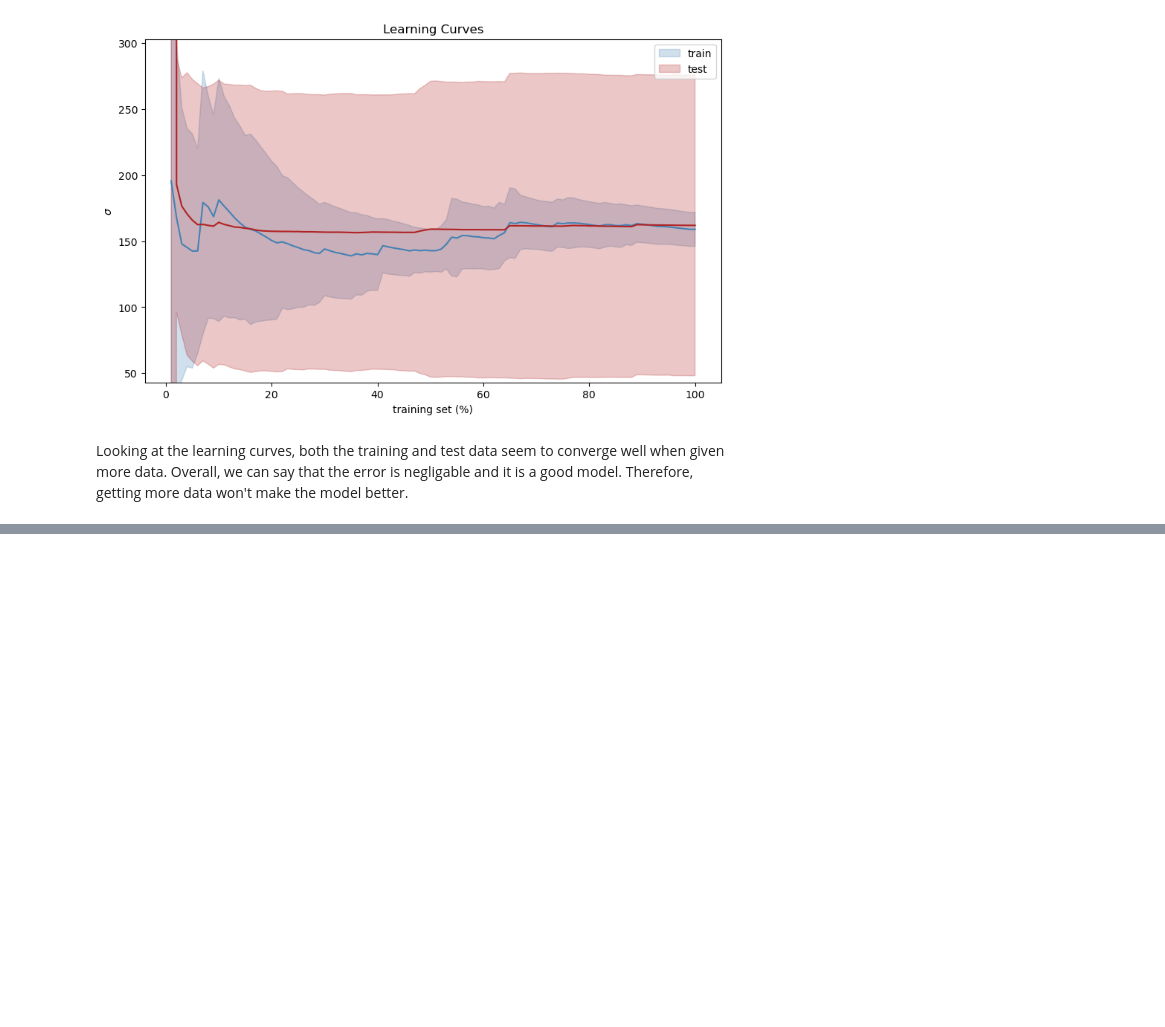
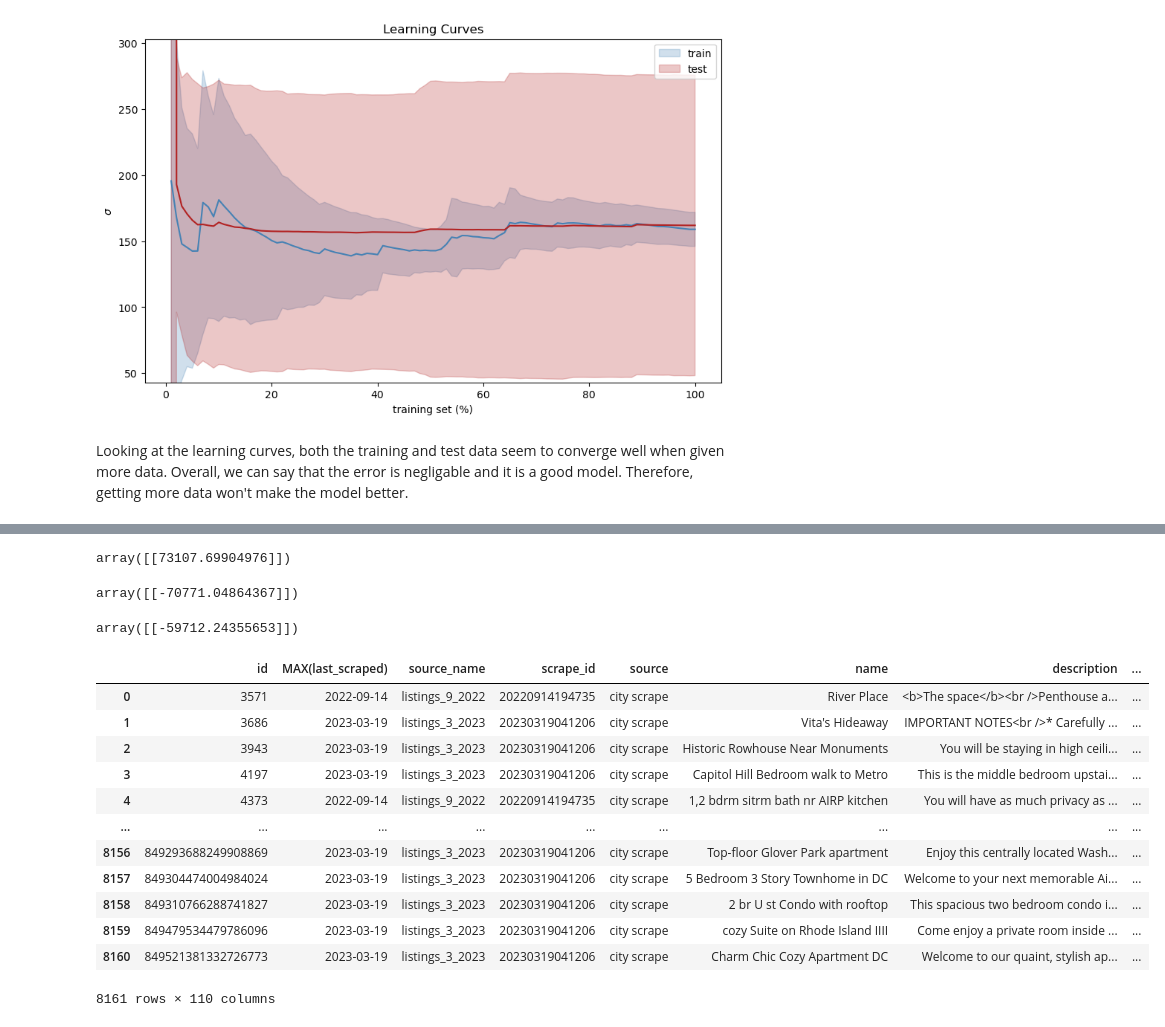
Before and after one commit to ayee6/JHUDataScienceGroup9, a Jupyter notebook: regression.ipynb, the cells around one changed output, grey strips where cells are left out. Saved outputs shown, nothing was run; the diff lists cells and outputs as text; code cells hidden in the pictures; blank space fills up the shorter version.

Commit message:
add predictions

```diff
--- a/regression.ipynb
+++ b/regression.ipynb
@@ -657,0 +686,51 @@ Looking at the learning curves, both the training and test data seem to converge
+# %%
+prediction = result4["model"].predict([[-200, 4, 4, 4, -3.5, 8,
+                                      80, 150, 50, 8, 10,
+                                      300, 22.62, 21.54, 1,
+                                      4.3, 10000.0, 6724.0,
+                                      22.4, 7.5, 0,
+                                      4.265786, 3.45, 4.14, 2.5,
+                                      7.8, 2.5, 4.1, 2.5]])
+prediction
+# %% [output]
+array([[73107.69904976]])
+# %%
+pd.set_option('display.max_columns', None)
+# %%
+prediction = result4["model"].predict([[1, 1, 1, 4.4, 12,
+                                      1, 0, 1, 0, 1,
+                                      61, 24.15, 18.32, 1,
+                                      4.6, 10000.0, 10000.0,
+                                      21.9, 2.4, 1,
+                                      3.4, 1.6, 4.7, 3.4,
+                                      2.8, 1.9, 4.5, 2.6, 5]])
+prediction
+# %% [output]
+array([[-70771.04864367]])
+# %%
+prediction = result4["model"].predict([[9, 4, 1, 2.8, 2,
+                                      0, 0, 1, 0, 1,
+                                      20, 20.14, 22.45, 0,
+                                      4.8, 8464.0, 3844.0,
+                                      17.45, 5.5, 0,
+                                      6.7, 3.4, 1.8, 4.6,
+                                      1.7, 1.6, 3.8, 4.9, 4]])
+prediction
+# %% [output]
+array([[-59712.24355653]])
+# %%
+vwListings
+# %% [output]
+|  | id | MAX(last_scraped) | source_name | scrape_id | source | name | description | ... |
+| 0 | 3571 | 2022-09-14 | listings_9_2022 | 20220914194735 | city scrape | River Place | <b>The space</b><br />Penthouse a... | ... |
+| 1 | 3686 | 2023-03-19 | listings_3_2023 | 20230319041206 | city scrape | Vita's Hideaway | IMPORTANT NOTES<br />* Carefully ... | ... |
+| 2 | 3943 | 2023-03-19 | listings_3_2023 | 20230319041206 | city scrape | Historic Rowhouse Near Monuments | You will be staying in high ceili... | ... |
+| 3 | 4197 | 2023-03-19 | listings_3_2023 | 20230319041206 | city scrape | Capitol Hill Bedroom walk to Metro | This is the middle bedroom upstai... | ... |
+| 4 | 4373 | 2022-09-14 | listings_9_2022 | 20220914194735 | city scrape | 1,2 bdrm sitrm bath nr AIRP kitchen | You will have as much privacy as ... | ... |
+| ... | ... | ... | ... | ... | ... | ... | ... | ... |
+| 8156 | 849293688249908869 | 2023-03-19 | listings_3_2023 | 20230319041206 | city scrape | Top-floor Glover Park apartment | Enjoy this centrally located Wash... | ... |
+| 8157 | 849304474004984024 | 2023-03-19 | listings_3_2023 | 20230319041206 | city scrape | 5 Bedroom 3 Story Townhome in DC | Welcome to your next memorable Ai... | ... |
+| 8158 | 849310766288741827 | 2023-03-19 | listings_3_2023 | 20230319041206 | city scrape | 2 br U st Condo with rooftop | This spacious two bedroom condo i... | ... |
+| 8159 | 849479534479786096 | 2023-03-19 | listings_3_2023 | 20230319041206 | city scrape | cozy Suite on Rhode Island IIII | Come enjoy a private room inside ... | ... |
+| 8160 | 849521381332726773 | 2023-03-19 | listings_3_2023 | 20230319041206 | city scrape | Charm Chic Cozy Apartment DC | Welcome to our quaint, stylish ap... | ... |
+8161 rows × 110 columns
```
Also changed, not shown: parts of 5 cells of this notebook.
